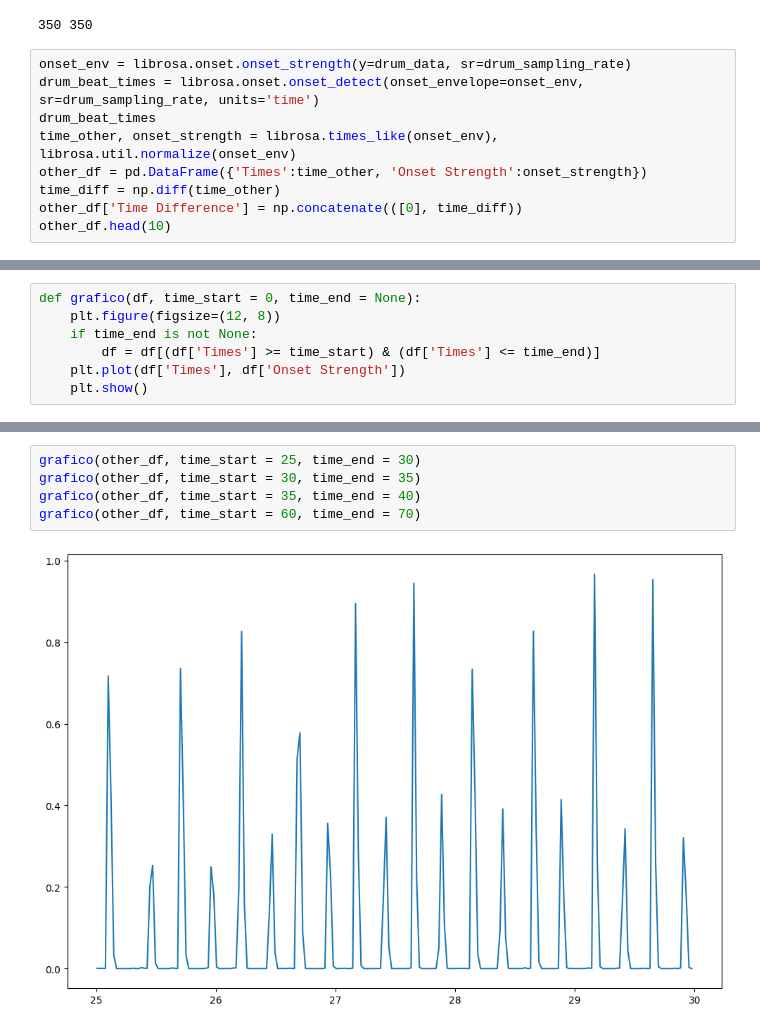
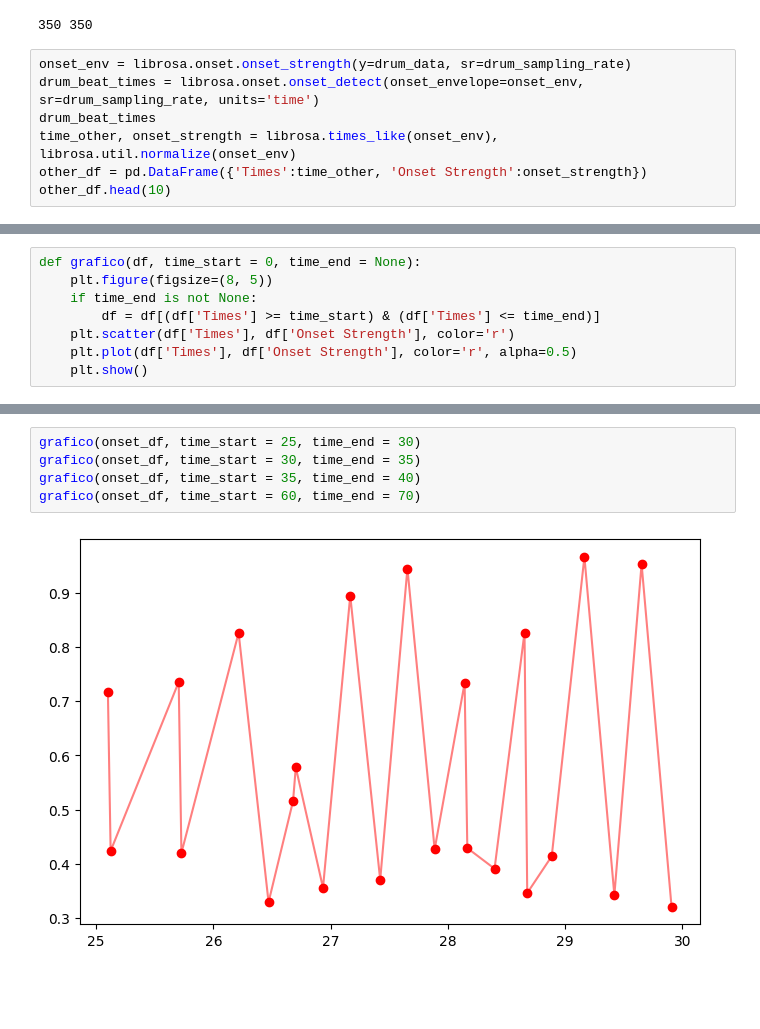
Before and after one commit to MicolGiannelli19/drum_beat_time, a Jupyter notebook: audio_to_data.ipynb, the cells around one changed output, grey strips where cells are left out. Cells and saved outputs as stored; diff of their text form; blank space fills up the shorter version.

```diff
--- a/audio_to_data.ipynb
+++ b/audio_to_data.ipynb
@@ -134,7 +159,5 @@ drum_beat_times = librosa.onset.onset_detect(onset_envelope=onset_env, sr=drum_s
 drum_beat_times
 time_other, onset_strength = librosa.times_like(onset_env), librosa.util.normalize(onset_env)
 other_df = pd.DataFrame({'Times':time_other, 'Onset Strength':onset_strength})
-time_diff = np.diff(time_other)
-other_df['Time Difference'] = np.concatenate(([0], time_diff))
 other_df.head(10)
 # %% [output]
@@ -163,10 +185,11 @@ len(onset_df), len(drum_beat_times)
 onset_df.to_csv("onset_df.csv", index=False)
 # %%
 def grafico(df, time_start = 0, time_end = None):
-    plt.figure(figsize=(12, 8))
+    plt.figure(figsize=(8, 5))
     if time_end is not None:
         df = df[(df['Times'] >= time_start) & (df['Times'] <= time_end)]
-    plt.plot(df['Times'], df['Onset Strength'])
+    plt.scatter(df['Times'], df['Onset Strength'], color='r')
+    plt.plot(df['Times'], df['Onset Strength'], color='r', alpha=0.5)
     plt.show()
 # %%
 grafico(other_df)
@@ -177,7 +200,7 @@ grafico(other_df, time_start = 0, time_end = 25)
 # %%
-grafico(other_df, time_start = 25, time_end = 30)
-grafico(other_df, time_start = 30, time_end = 35)
-grafico(other_df, time_start = 35, time_end = 40)
-grafico(other_df, time_start = 60, time_end = 70)
+grafico(onset_df, time_start = 25, time_end = 30)
+grafico(onset_df, time_start = 30, time_end = 35)
+grafico(onset_df, time_start = 35, time_end = 40)
+grafico(onset_df, time_start = 60, time_end = 70)
 # %% [output]
-[figure, old version]
+[figure, new version]
```
Also changed, not shown: parts of 14 cells of this notebook.
